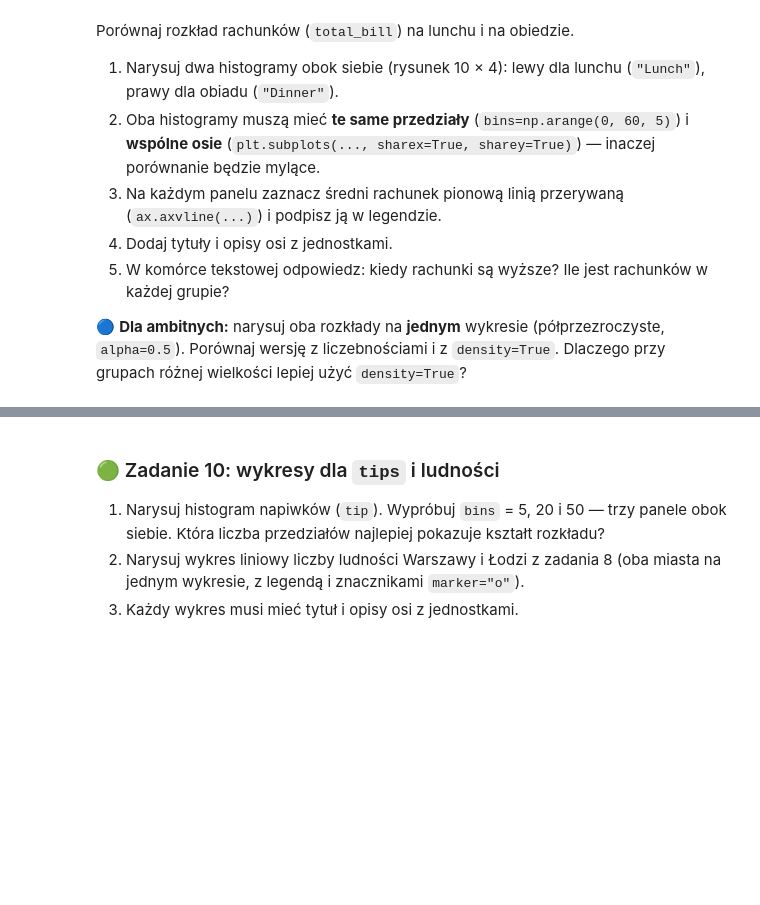
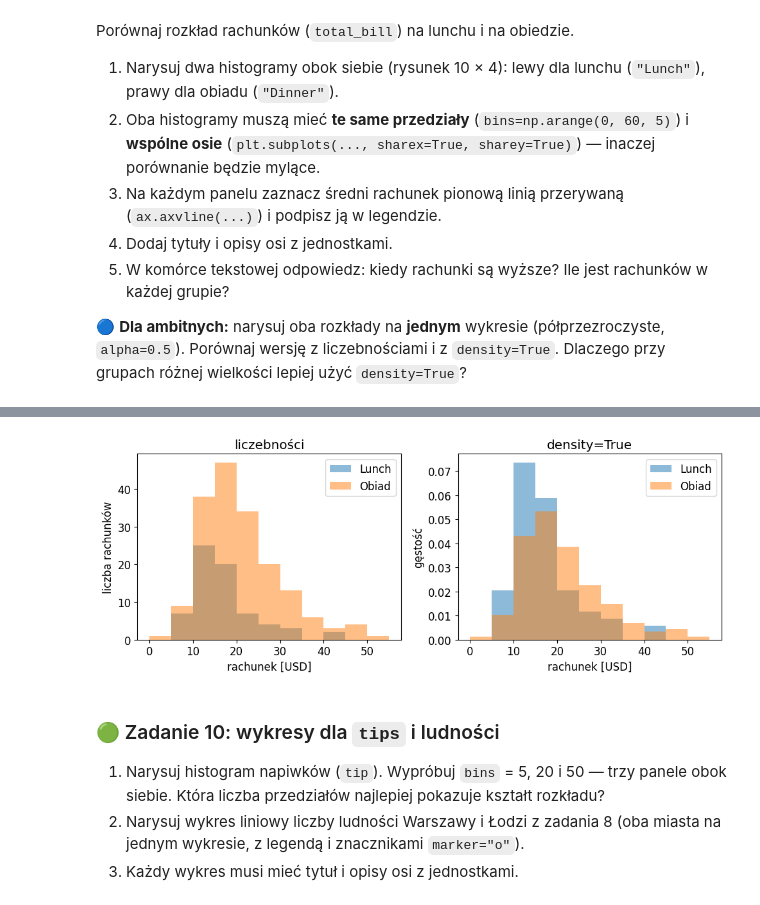
Before and after one commit to kuba11g/Eksploracja_Danych, a Jupyter notebook: ED_Lab1_python_do_analizy_danych.ipynb, the cells around one changed output, grey strips where cells are left out. Cells and saved outputs as stored; diff of their text form; code cells hidden in the pictures; blank space fills up the shorter version.

```diff
--- a/ED_Lab1_python_do_analizy_danych.ipynb
+++ b/ED_Lab1_python_do_analizy_danych.ipynb
@@ -442,5 +878,15 @@ Porównaj rozkład rachunków (`total_bill`) na lunchu i na obiedzie.
 # %%
-# 🔵 TODO
+fig, axs = plt.subplots(1, 2, figsize=(10, 4))
+for ax, dens in zip(axs, [False, True]):
+    ax.hist(lunch, bins=bins, alpha=0.5, density=dens, label="Lunch")
+    ax.hist(obiad, bins=bins, alpha=0.5, density=dens, label="Obiad")
+    ax.set_xlabel("rachunek [USD]")
+    ax.set_ylabel("gęstość" if dens else "liczba rachunków")
+    ax.set_title("density=True" if dens else "liczebności")
+    ax.legend()
+fig.tight_layout()
+# %% [output]
+[figure, added]
 # %% [markdown]
 ### 🟢 Zadanie 10: wykresy dla `tips` i ludności
 
```
Also changed, not shown: parts of 45 cells of this notebook.
